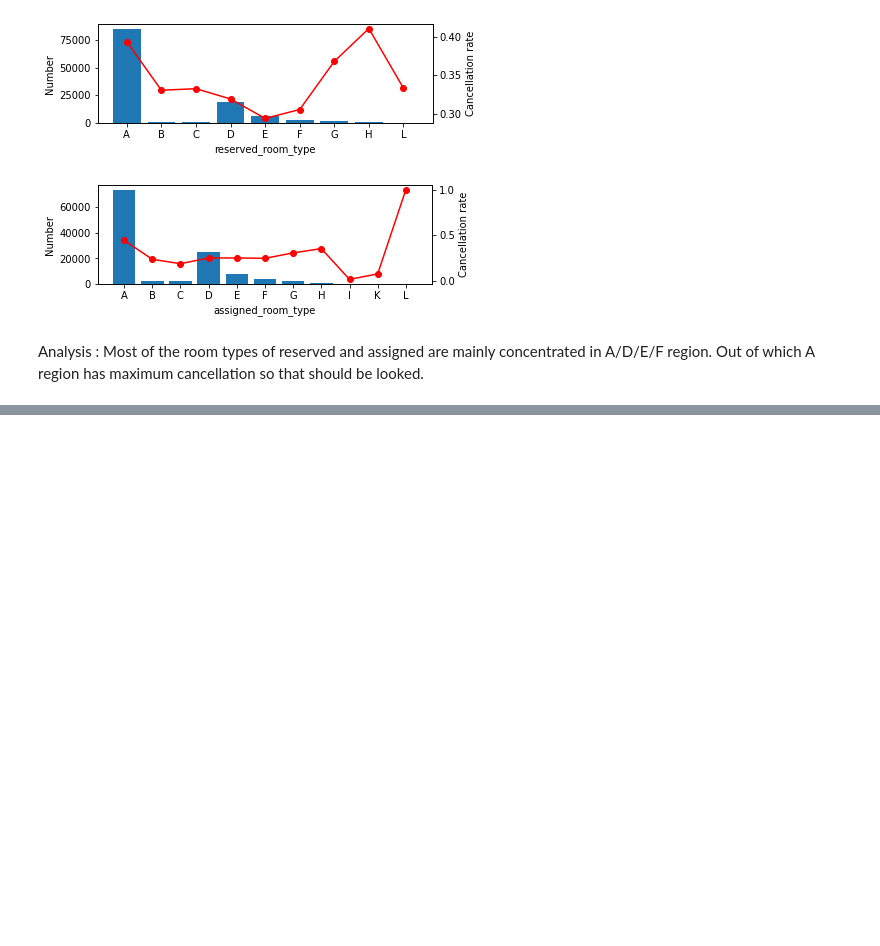
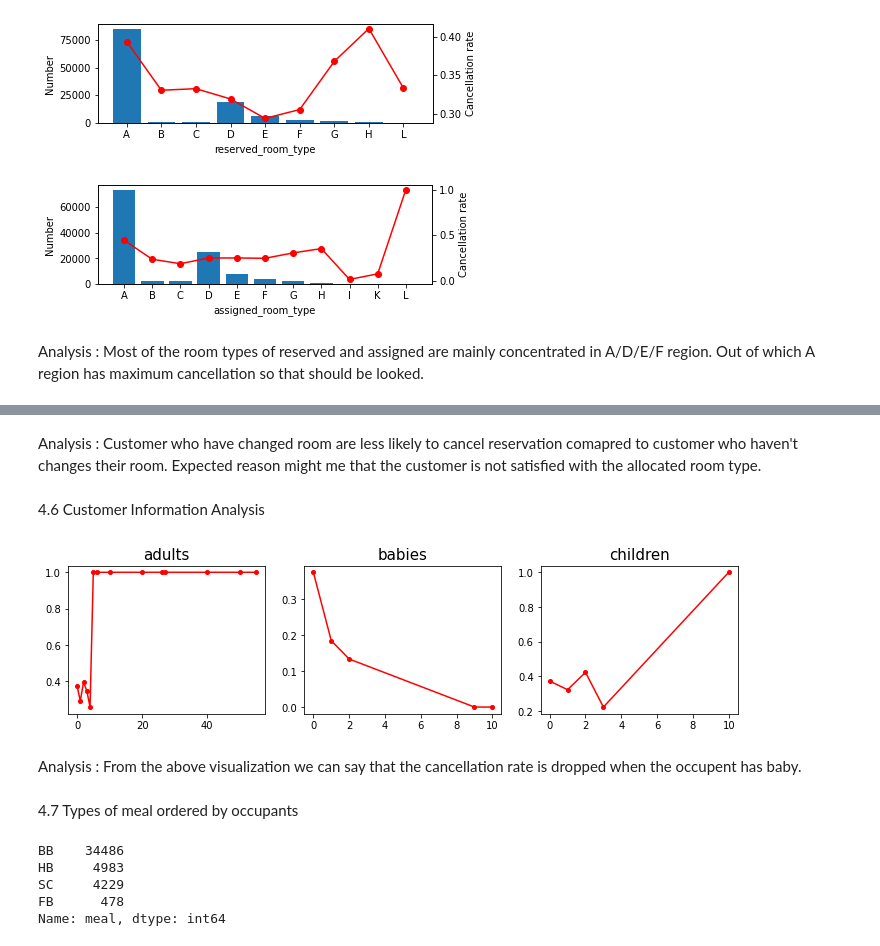
Before and after one commit to Learner890/Hotel-Booking-Analysis, a Jupyter notebook: Copy_of_Hotel_Booking_Analysis_Capstone_Project.ipynb, the cells around one changed output, grey strips where cells are left out. Cells and saved outputs as stored; diff of their text form; code cells hidden in the pictures; blank space fills up the shorter version.

```diff
--- a/Copy_of_Hotel_Booking_Analysis_Capstone_Project.ipynb
+++ b/Copy_of_Hotel_Booking_Analysis_Capstone_Project.ipynb
@@ -306,0 +333,28 @@ Analysis : Most of the room types of reserved and assigned are mainly concentrat
+# %% [markdown]
+Analysis : Customer who have changed room are less likely to cancel reservation comapred to customer who haven't changes their room. Expected reason might me that the customer is not satisfied with the allocated room type.
+# %% [markdown]
+4.6 Customer Information Analysis
+# %%
+plt.figure(figsize=(12, 6))
+
+index = 0
+
+for people in ['adults','babies','children']:
+  index +=1
+  plt.subplot(2, 3, index)
+  plt.plot(Hotel_bk_df_1.groupby(people)['is_canceled'].mean(),'ro-',ms=4)
+  plt.title(people, fontsize=15)
+# %% [output]
+[figure, added]
+# %% [markdown]
+Analysis : From the above visualization we can say that the cancellation rate is dropped when the occupent has baby.
+# %% [markdown]
+4.7 Types of meal ordered by occupants
+# %%
+Hotel_bk_df_1[Hotel_bk_df_1['is_canceled']==1].meal.value_counts()
+# %% [output]
+BB    34486
+HB     4983
+SC     4229
+FB      478
+Name: meal, dtype: int64
```
Also changed, not shown: parts of 10 cells of this notebook.
